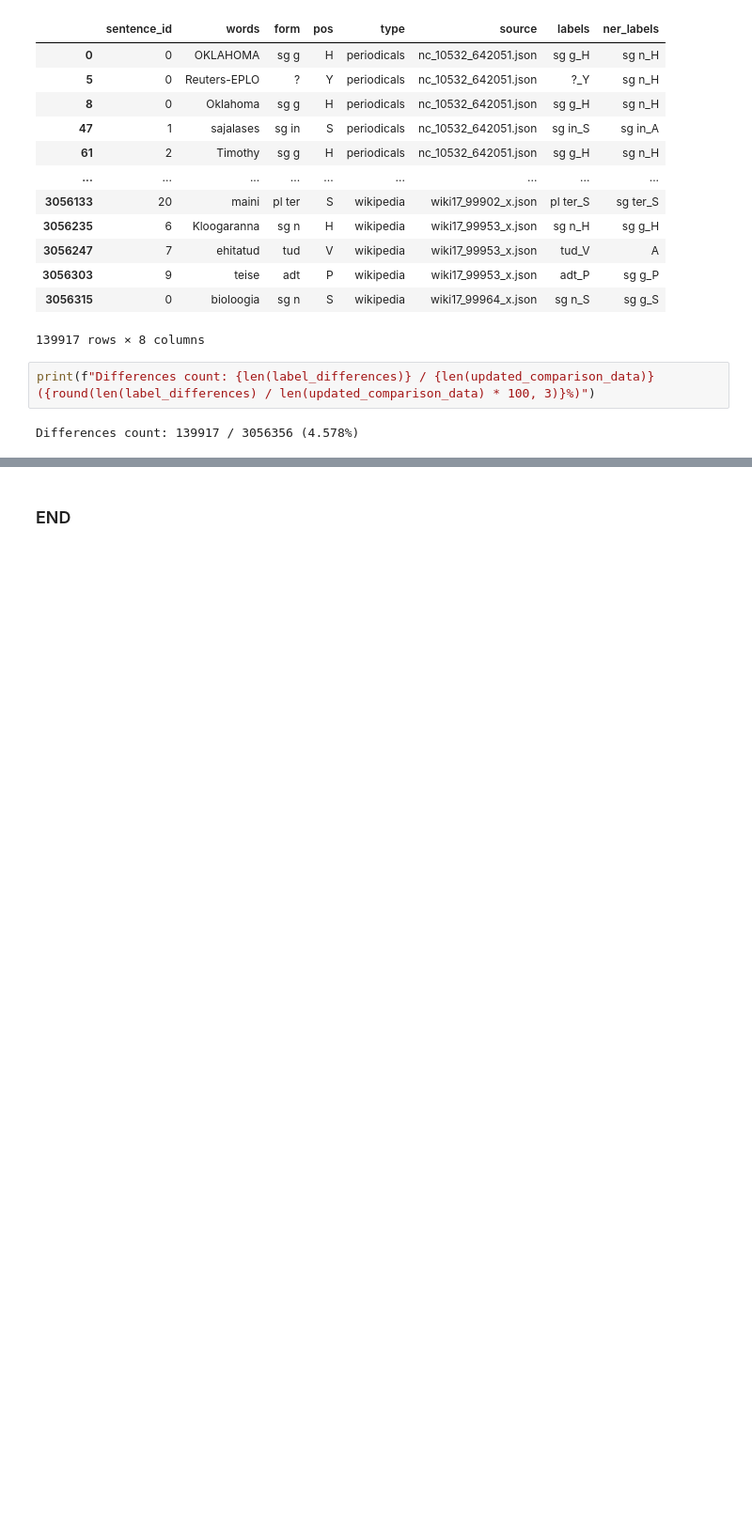
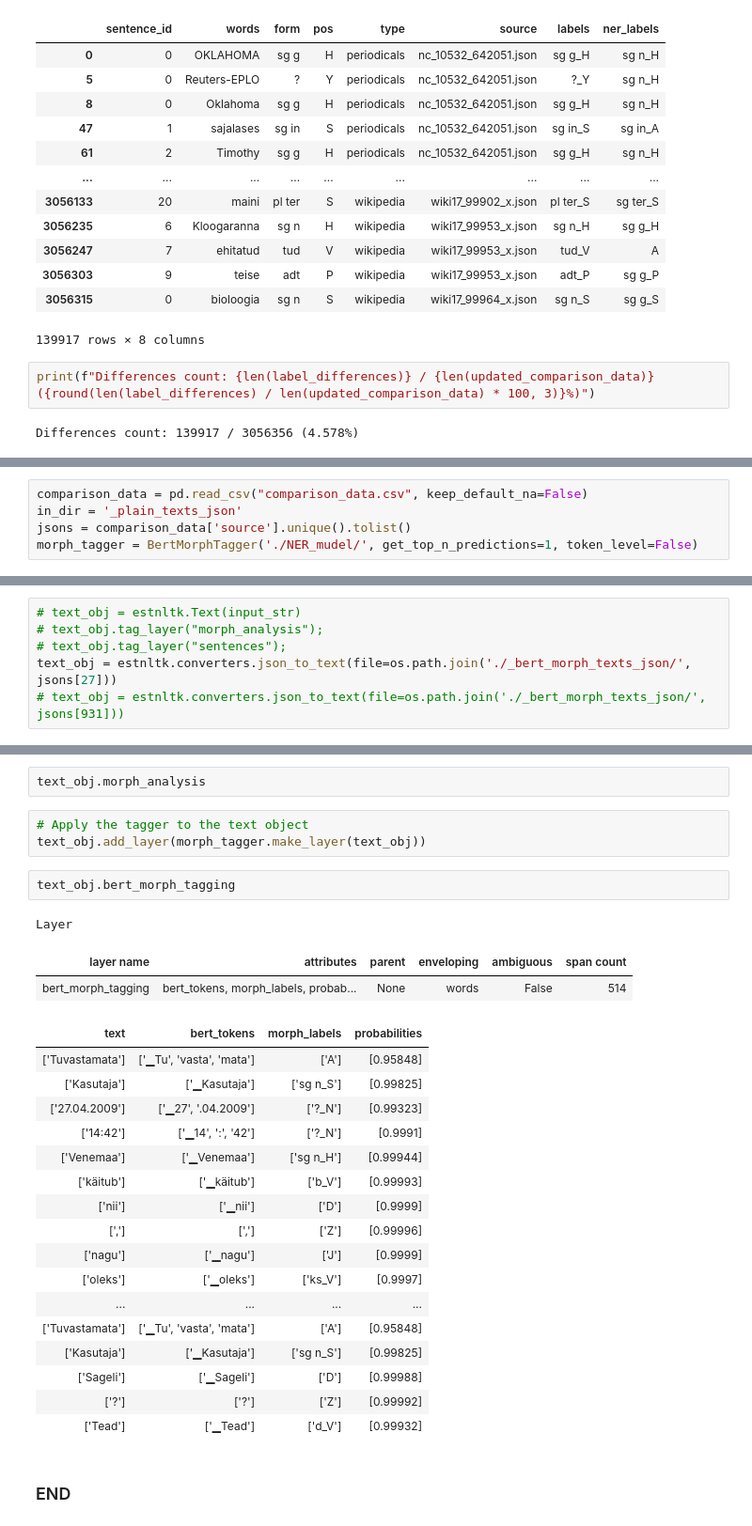
Before and after one commit to estnltk/estnltk-model-training, a Jupyter notebook: morph_tagging/finetune_bert_morph_tagger.ipynb, the cells around one changed output, grey strips where cells are left out. Shown at 94% size. Drawn from its saved outputs; the diff is of its cells as text; blank space fills up the shorter version.

Commit message:
Reworked tagger and tagged 3 mln corpus

```diff
--- a/morph_tagging/finetune_bert_morph_tagger.ipynb
+++ b/morph_tagging/finetune_bert_morph_tagger.ipynb
@@ -1306,0 +1420,5 @@ Differences count: 139917 / 3056356 (4.578%)
+# %%
+comparison_data = pd.read_csv("comparison_data.csv", keep_default_na=False)
+in_dir = '_plain_texts_json'
+jsons = comparison_data['source'].unique().tolist()
+morph_tagger = BertMorphTagger('./NER_mudel/', get_top_n_predictions=1, token_level=False)
@@ -1539,0 +1443,6 @@ for clause in text.clauses:
+# %%
+# text_obj = estnltk.Text(input_str)
+# text_obj.tag_layer("morph_analysis");
+# text_obj.tag_layer("sentences");
+text_obj = estnltk.converters.json_to_text(file=os.path.join('./_bert_morph_texts_json/', jsons[27]))
+# text_obj = estnltk.converters.json_to_text(file=os.path.join('./_bert_morph_texts_json/', jsons[931]))
@@ -1540,3 +1469,31 @@ for clause in text.clauses:
+# %%
+text_obj.morph_analysis
+# %%
+# Apply the tagger to the text object
+text_obj.add_layer(morph_tagger.make_layer(text_obj))
+# %%
+text_obj.bert_morph_tagging
+# %% [output]
+Layer
+| layer name | attributes | parent | enveloping | ambiguous | span count |
+| bert_morph_tagging | bert_tokens, morph_labels, probab... | None | words | False | 514 |
+| text | bert_tokens | morph_labels | probabilities |
+| ['Tuvastamata'] | ['▁Tu', 'vasta', 'mata'] | ['A'] | [0.95848] |
+| ['Kasutaja'] | ['▁Kasutaja'] | ['sg n_S'] | [0.99825] |
+| ['27.04.2009'] | ['▁27', '.04.2009'] | ['?_N'] | [0.99323] |
+| ['14:42'] | ['▁14', ':', '42'] | ['?_N'] | [0.9991] |
+| ['Venemaa'] | ['▁Venemaa'] | ['sg n_H'] | [0.99944] |
+| ['käitub'] | ['▁käitub'] | ['b_V'] | [0.99993] |
+| ['nii'] | ['▁nii'] | ['D'] | [0.9999] |
+| [','] | [','] | ['Z'] | [0.99996] |
+| ['nagu'] | ['▁nagu'] | ['J'] | [0.9999] |
+| ['oleks'] | ['▁oleks'] | ['ks_V'] | [0.9997] |
+| ... | ... | ... | ... |
+| ['Tuvastamata'] | ['▁Tu', 'vasta', 'mata'] | ['A'] | [0.95848] |
+| ['Kasutaja'] | ['▁Kasutaja'] | ['sg n_S'] | [0.99825] |
+| ['Sageli'] | ['▁Sageli'] | ['D'] | [0.99988] |
+| ['?'] | ['?'] | ['Z'] | [0.99992] |
+| ['Tead'] | ['▁Tead'] | ['d_V'] | [0.99932] |
 # %% [markdown]
 ### END
 # %% [markdown]
```
Also changed, not shown: parts of 48 cells of this notebook, 2 other files.
